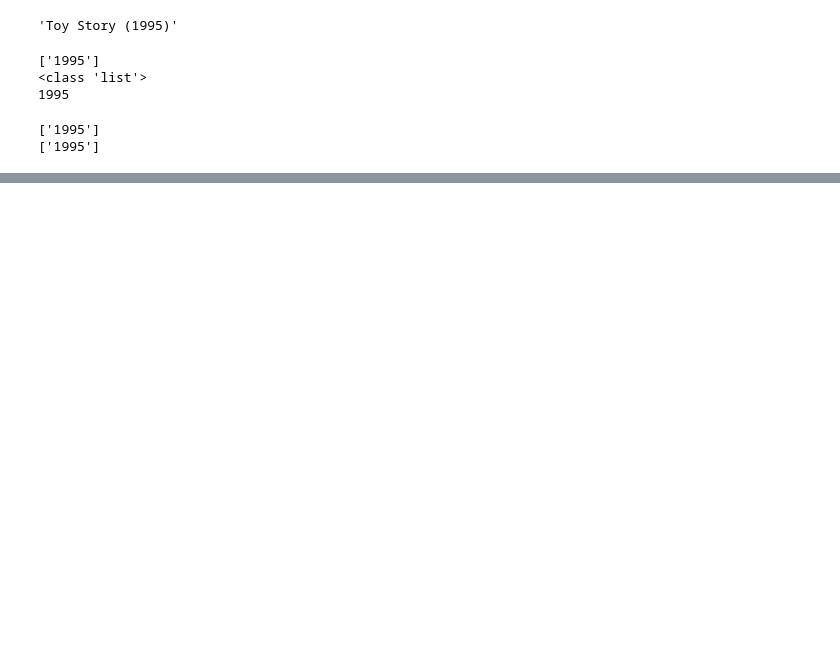
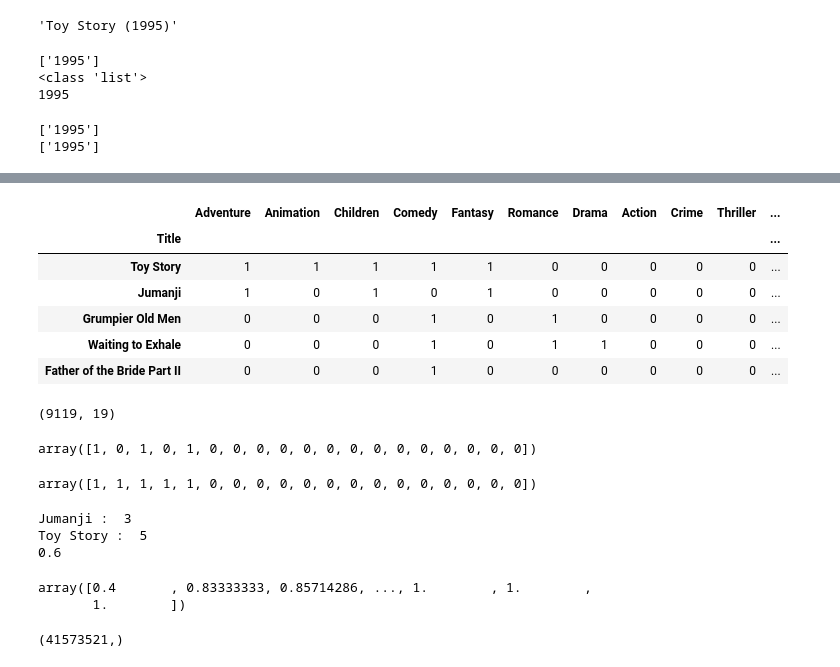
Before and after one commit to adambria1309/KurapikaZoldyck, a Jupyter notebook: Unlimited Chapter - Project/Building Recommendation Engine System.ipynb, the cells around one changed output, grey strips where cells are left out. Cells and saved outputs as stored; diff of their text form; code cells hidden in the pictures; blank space fills up the shorter version.

```diff
--- a/Unlimited Chapter - Project/Building Recommendation Engine System.ipynb
+++ b/Unlimited Chapter - Project/Building Recommendation Engine System.ipynb
@@ -259,0 +205,4 @@ movie.head(2)
+# %%
+movie['Genre'] = movie.genres.str.split('|')
+movie.drop('genres',1,inplace=True)
+movie.head()
@@ -259,0 +216,7 @@ movie.head(2)
+# %%
+for index,row in movie.iterrows():
+    for genre in row['Genre']:
+        movie.loc[index, genre] = 1
+
+movie = movie.fillna(0)
+movie.head(2)
@@ -259,0 +228,5 @@ movie.head(2)
+# %%
+drop = list(movie[movie['(no genres listed)']==1].index)
+movie.drop(drop,inplace=True)
+movie.drop('(no genres listed)',1,inplace=True)
+movie.head(2)
@@ -259,0 +238,6 @@ movie.head(2)
+# %%
+it = list(movie.select_dtypes('float').columns)
+
+for col in it:
+    movie[it] = movie[it].astype('int')
+movie.head(2)
@@ -259,0 +264,17 @@ movie.head(2)
+# %%
+mov_genre = movie.drop(['Year','Genre'],1)
+mov_genre.drop_duplicates('Title',inplace=True)
+mov_genre.set_index('Title',inplace=True)
+mov_genre.head()
+# %% [output]
+|  | Adventure | Animation | Children | Comedy | Fantasy | Romance | Drama | Action | Crime | Thriller | ... |
+| Title |  |  |  |  |  |  |  |  |  |  | ... |
+| Toy Story | 1 | 1 | 1 | 1 | 1 | 0 | 0 | 0 | 0 | 0 | ... |
+| Jumanji | 1 | 0 | 1 | 0 | 1 | 0 | 0 | 0 | 0 | 0 | ... |
+| Grumpier Old Men | 0 | 0 | 0 | 1 | 0 | 1 | 0 | 0 | 0 | 0 | ... |
+| Waiting to Exhale | 0 | 0 | 0 | 1 | 0 | 1 | 1 | 0 | 0 | 0 | ... |
+| Father of the Bride Part II | 0 | 0 | 0 | 1 | 0 | 0 | 0 | 0 | 0 | 0 | ... |
+# %%
+mov_genre.shape
+# %% [output]
+(9119, 19)
@@ -259,0 +284,16 @@ movie.head(2)
+# %%
+jumanji_values
+# %% [output]
+array([1, 0, 1, 0, 1, 0, 0, 0, 0, 0, 0, 0, 0, 0, 0, 0, 0, 0, 0])
+# %%
+toy_story_values
+# %% [output]
+array([1, 1, 1, 1, 1, 0, 0, 0, 0, 0, 0, 0, 0, 0, 0, 0, 0, 0, 0])
+# %%
+print("Jumanji : ",sum(list(jumanji_values)))
+print("Toy Story : ",sum(list(toy_story_values)))
+print(jaccard_score(jumanji_values, toy_story_values))
+# %% [output]
+Jumanji :  3
+Toy Story :  5
+0.6
@@ -259,0 +302,10 @@ movie.head(2)
+# %%
+pdistance = pdist(mov_genre.values, metric='jaccard')
+pdistance
+# %% [output]
+array([0.4       , 0.83333333, 0.85714286, ..., 1.        , 1.        ,
+       1.        ])
+# %%
+pdistance.shape
+# %% [output]
+(41573521,)
```
Also changed, not shown: parts of 47 cells of this notebook.
